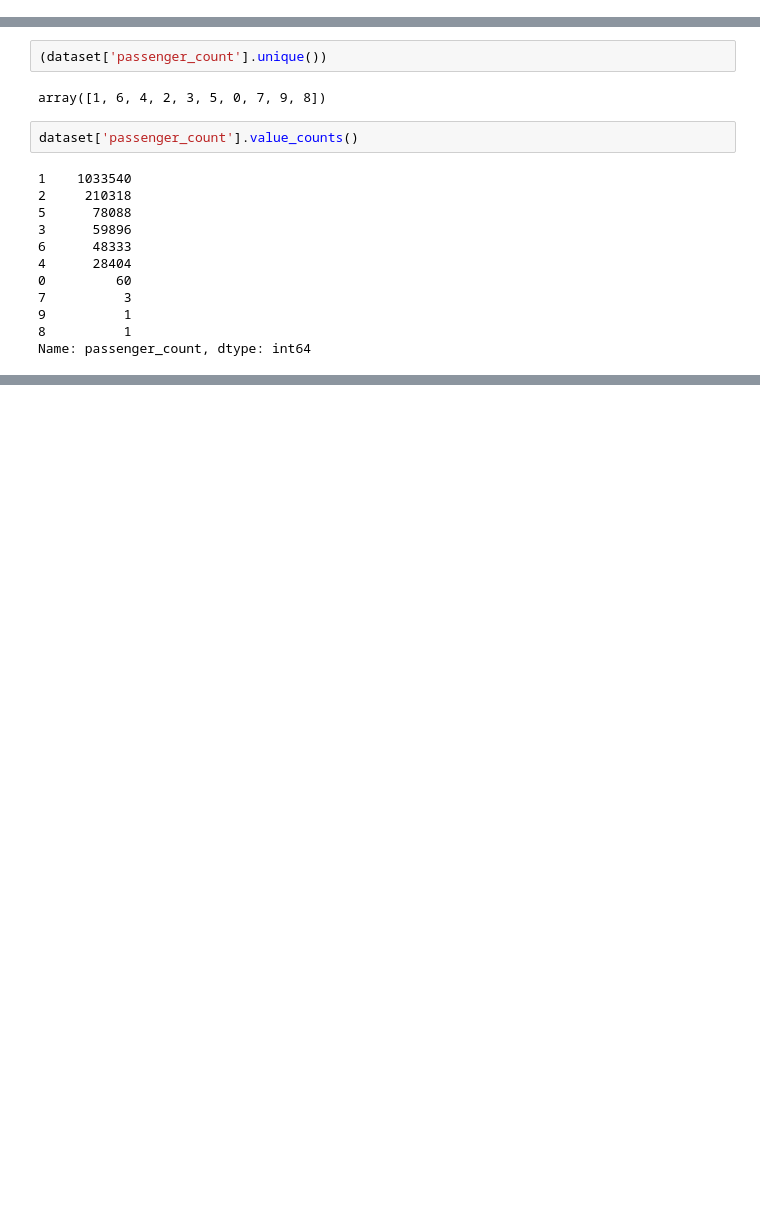
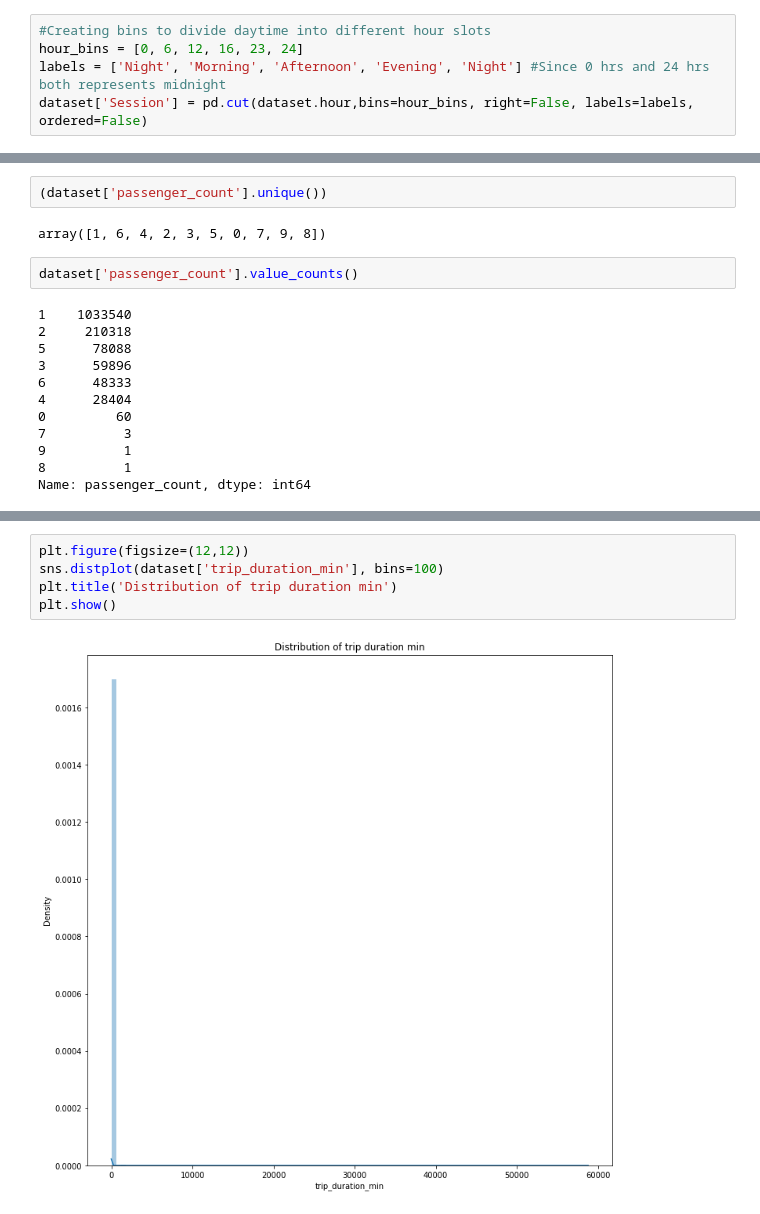
Before and after one commit to av-dutta/NYC-Taxi-Trip-Time-Prediction, a Jupyter notebook: NYC_Taxi_Trip_Time_Prediction_Capstone_Project.ipynb, the cells around one changed output, grey strips where cells are left out. Drawn from its saved outputs; the diff is of its cells as text; blank space fills up the shorter version.

```diff
--- a/NYC_Taxi_Trip_Time_Prediction_Capstone_Project.ipynb
+++ b/NYC_Taxi_Trip_Time_Prediction_Capstone_Project.ipynb
@@ -121,0 +125,5 @@ Name: store_and_fwd_flag, dtype: int64
+# %%
+#Creating bins to divide daytime into different hour slots
+hour_bins = [0, 6, 12, 16, 23, 24]
+labels = ['Night', 'Morning', 'Afternoon', 'Evening', 'Night'] #Since 0 hrs and 24 hrs both represents midnight
+dataset['Session'] = pd.cut(dataset.hour,bins=hour_bins, right=False, labels=labels, ordered=False)
@@ -147,0 +217,7 @@ array([1, 6, 4, 2, 3, 5])
+# %%
+plt.figure(figsize=(12,12))
+sns.distplot(dataset['trip_duration_min'], bins=100)
+plt.title('Distribution of trip duration min')
+plt.show()
+# %% [output]
+[figure, added]
```
Also changed, not shown: parts of 73 cells of this notebook.
